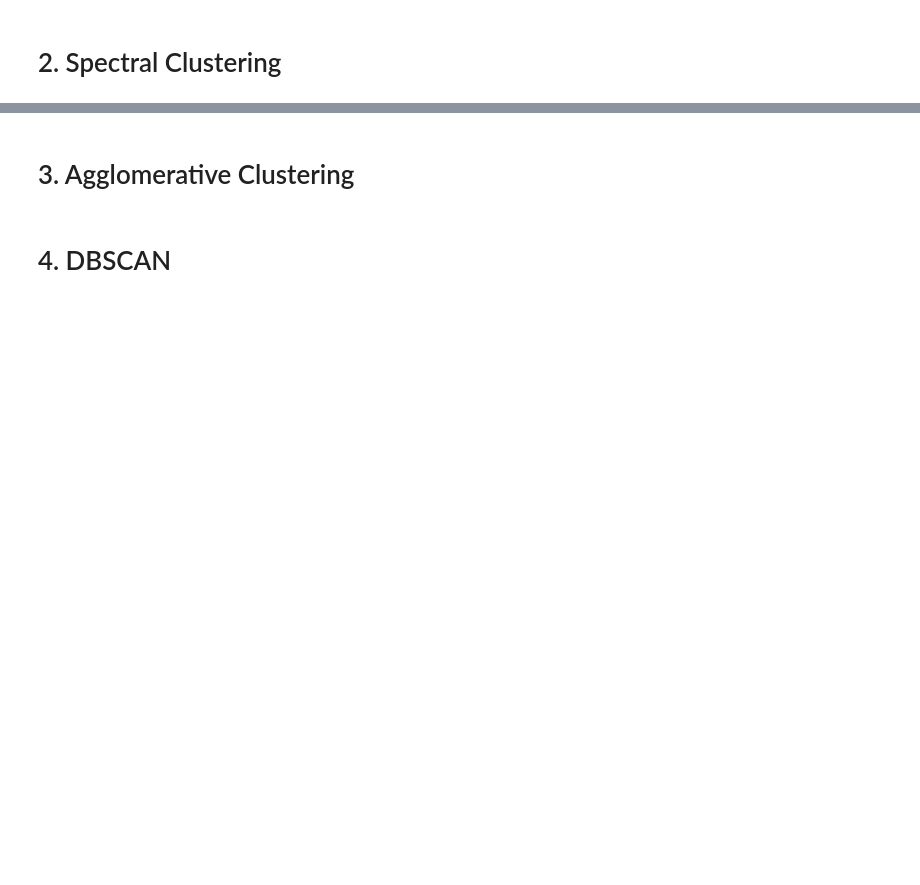
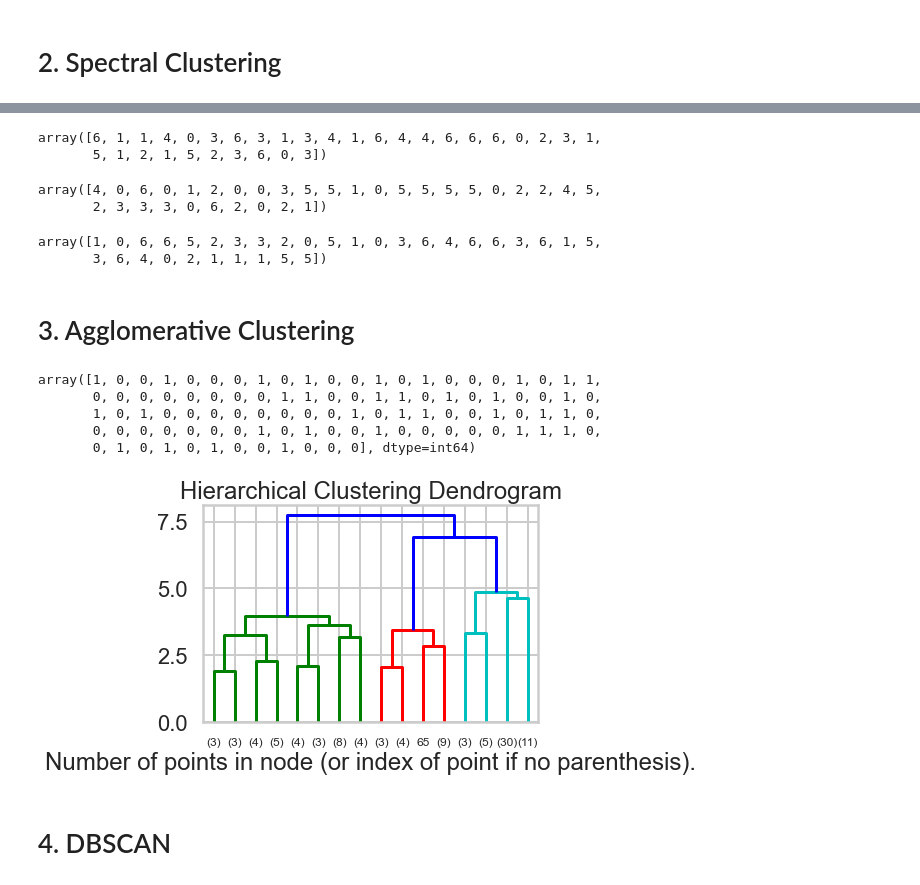
Before and after one commit to sudkpa/SB_DS, a Jupyter notebook: Career_Track/Clustering_Case_Study_Customer_Segmentation/Clustering_Case_Study_Customer_Segmentation_with_K_Means_Tier_3.ipynb, the cells around one changed output, grey strips where cells are left out. Cells and saved outputs as stored; diff of their text form; code cells hidden in the pictures; blank space fills up the shorter version.

```diff
--- a/Career_Track/Clustering_Case_Study_Customer_Segmentation/Clustering_Case_Study_Customer_Segmentation_with_K_Means_Tier_3.ipynb
+++ b/Career_Track/Clustering_Case_Study_Customer_Segmentation/Clustering_Case_Study_Customer_Segmentation_with_K_Means_Tier_3.ipynb
@@ -1092,2 +1126,5 @@ Estimated number of clusters: 29
 # %% [markdown]
 # 2. Spectral Clustering
+# %%
+X = x_cols
+X
@@ -1094,4 +1139,70 @@ Estimated number of clusters: 29
+# %%
+from sklearn.cluster import SpectralClustering
+sc = SpectralClustering(affinity='precomputed', n_clusters=7, n_init=100, assign_labels='kmeans')
+sc_labels = sc.fit_predict(X[0:32])
+sc_labels
+# %% [output]
+array([6, 1, 1, 4, 0, 3, 6, 3, 1, 3, 4, 1, 6, 4, 4, 6, 6, 6, 0, 2, 3, 1,
+       5, 1, 2, 1, 5, 2, 3, 6, 0, 3])
+# %%
+sc_labels2 = sc.fit_predict(X[32:64])
+sc_labels2
+# %% [output]
+array([4, 0, 6, 0, 1, 2, 0, 0, 3, 5, 5, 1, 0, 5, 5, 5, 5, 0, 2, 2, 4, 5,
+       2, 3, 3, 3, 0, 6, 2, 0, 2, 1])
+# %%
+sc_labels3 = sc.fit_predict(X[64:96])
+sc_labels3
+# %% [output]
+array([1, 0, 6, 6, 5, 2, 3, 3, 2, 0, 5, 1, 0, 3, 6, 4, 6, 6, 3, 6, 1, 5,
+       3, 6, 4, 0, 2, 1, 1, 1, 5, 5])
 # %% [markdown]
 # 3.  Agglomerative Clustering
+# %%
+from sklearn.cluster import AgglomerativeClustering
+agg_clustering_model = AgglomerativeClustering().fit(X)
+agg_clustering_model.labels_
+# %% [output]
+array([1, 0, 0, 1, 0, 0, 0, 1, 0, 1, 0, 0, 1, 0, 1, 0, 0, 0, 1, 0, 1, 1,
+       0, 0, 0, 0, 0, 0, 0, 0, 1, 1, 0, 0, 1, 1, 0, 1, 0, 1, 0, 0, 1, 0,
+       1, 0, 1, 0, 0, 0, 0, 0, 0, 0, 0, 1, 0, 1, 1, 0, 0, 1, 0, 1, 1, 0,
+       0, 0, 0, 0, 0, 0, 0, 1, 0, 1, 0, 0, 1, 0, 0, 0, 0, 0, 1, 1, 1, 0,
+       0, 1, 0, 1, 0, 1, 0, 0, 1, 0, 0, 0], dtype=int64)
+# %%
+# Plotting dendogram
+
+from scipy.cluster.hierarchy import dendrogram
+
+def plot_dendrogram(model, **kwargs):
+    # Create linkage matrix and then plot the dendrogram
+
+    # create the counts of samples under each node
+    counts = np.zeros(model.children_.shape[0])
+    n_samples = len(model.labels_)
+    for i, merge in enumerate(model.children_):
+        current_count = 0
+        for child_idx in merge:
+            if child_idx < n_samples:
+                current_count += 1  # leaf node
+            else:
+                current_count += counts[child_idx - n_samples]
+        counts[i] = current_count
+
+    linkage_matrix = np.column_stack([model.children_, model.distances_,
+                                      counts]).astype(float)
+
+    # Plot the corresponding dendrogram
+    dendrogram(linkage_matrix, **kwargs)
+
+model = AgglomerativeClustering(distance_threshold=0, n_clusters=None)
+
+model = model.fit(X)
+plt.title('Hierarchical Clustering Dendrogram')
+# plot the top three levels of the dendrogram
+plot_dendrogram(model, truncate_mode='level', p=3)
+plt.xlabel("Number of points in node (or index of point if no parenthesis).")
+plt.show()
+# %% [output]
+[figure, added]
 # %% [markdown]
 # 4.  DBSCAN
```
Also changed, not shown: parts of 17 cells of this notebook.
